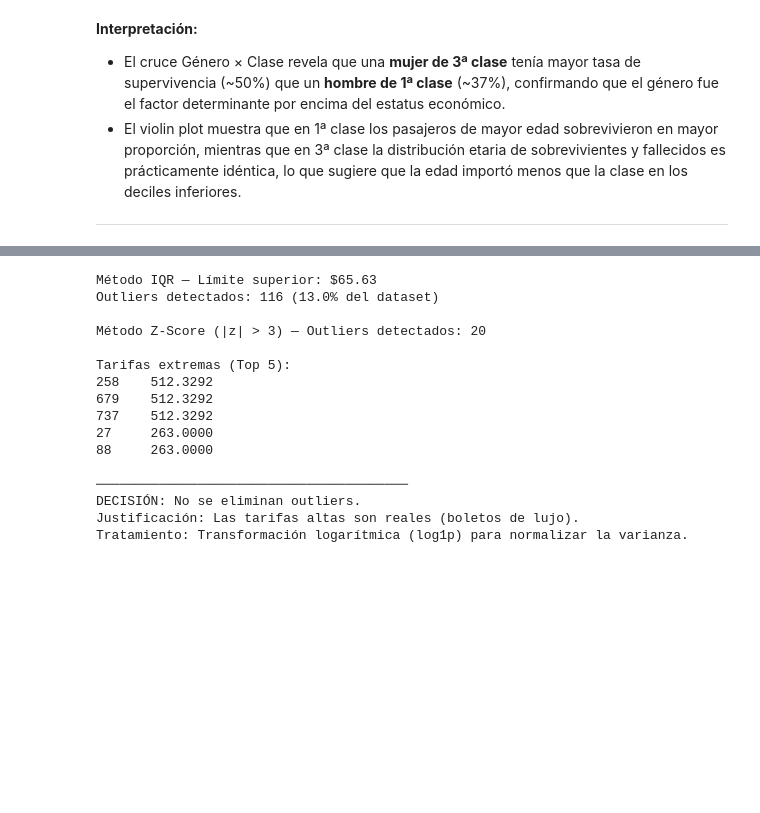
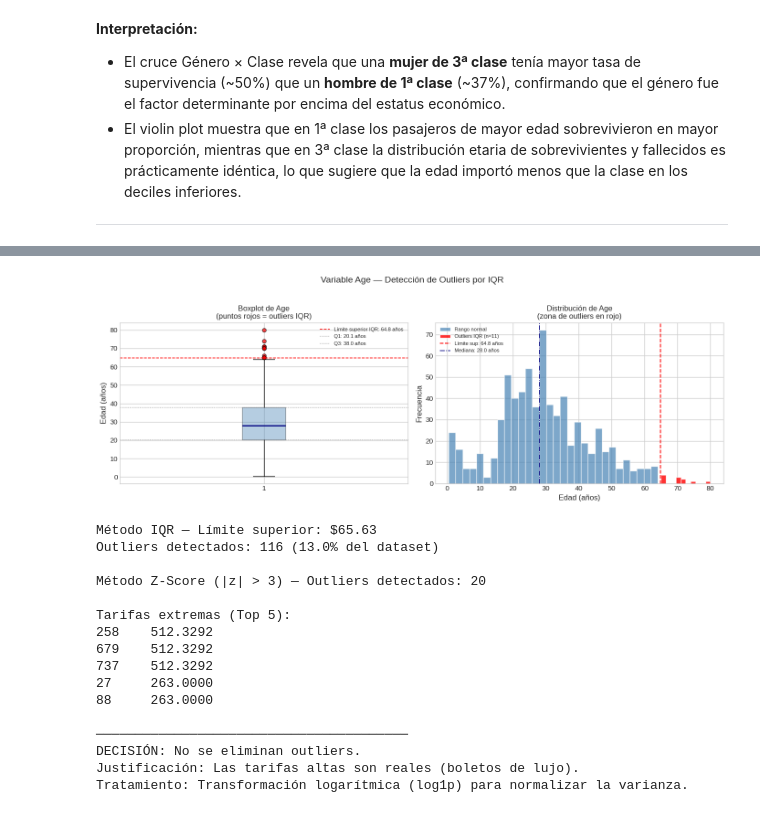
Before and after one commit to JuanMauwu/titanic-survival-analysis, a Jupyter notebook: proyecto_aula/py_Juan_Manuel_Velasquez_Vanessa_Tocasuche_analisis_sesgos_titanic.ipynb, the cells around one changed output, grey strips where cells are left out. Cells and saved outputs as stored; diff of their text form; code cells hidden in the pictures; blank space fills up the shorter version.

```diff
--- a/proyecto_aula/py_Juan_Manuel_Velasquez_Vanessa_Tocasuche_analisis_sesgos_titanic.ipynb
+++ b/proyecto_aula/py_Juan_Manuel_Velasquez_Vanessa_Tocasuche_analisis_sesgos_titanic.ipynb
@@ -370,0 +413,45 @@ plt.show()
+# %%
+# Visualización: boxplot + histograma con límites marcados
+fig, axes = plt.subplots(1, 2, figsize=(14, 5))
+
+# — Boxplot con outliers marcados en rojo —
+bp = axes[0].boxplot(df['Age'].dropna(), vert=True, patch_artist=True,
+                     flierprops=dict(marker='o', markerfacecolor='red',
+                                     markersize=6, alpha=0.7),
+                     boxprops=dict(facecolor='steelblue', alpha=0.4),
+                     medianprops=dict(color='navy', linewidth=2))
+
+axes[0].axhline(lim_sup_age, color='red', linestyle='--', linewidth=1.2,
+                label=f'Límite superior IQR: {lim_sup_age:.1f} años')
+axes[0].axhline(Q1_age, color='gray', linestyle=':', linewidth=1,
+                label=f'Q1: {Q1_age:.1f} años')
+axes[0].axhline(Q3_age, color='gray', linestyle=':', linewidth=1,
+                label=f'Q3: {Q3_age:.1f} años')
+axes[0].set_title('Boxplot de Age\n(puntos rojos = outliers IQR)')
+axes[0].set_ylabel('Edad (años)')
+axes[0].legend(fontsize=8)
+
+# — Histograma con zona de outliers sombreada —
+normales  = df.loc[~mask_outlier_age, 'Age'].dropna()
+atipicos  = df.loc[ mask_outlier_age, 'Age'].dropna()
+
+axes[1].hist(normales, bins=30, color='steelblue', alpha=0.7,
+             label='Rango normal')
+axes[1].hist(atipicos, bins=10, color='red', alpha=0.8,
+             label=f'Outliers IQR (n={len(atipicos)})')
+axes[1].axvline(lim_sup_age, color='red', linestyle='--', linewidth=1.5,
+                label=f'Límite sup: {lim_sup_age:.1f} años')
+axes[1].axvline(df['Age'].median(), color='navy', linestyle='-.',
+                linewidth=1.2,
+                label=f'Mediana: {df["Age"].median():.1f} años')
+axes[1].set_title('Distribución de Age\n(zona de outliers en rojo)')
+axes[1].set_xlabel('Edad (años)')
+axes[1].set_ylabel('Frecuencia')
+axes[1].legend(fontsize=8)
+
+plt.suptitle('Variable Age — Detección de Outliers por IQR',
+             fontsize=14, y=1.02)
+plt.tight_layout()
+plt.show()
+# %% [output]
+[figure, added]
```
Also changed, not shown: parts of 62 cells of this notebook, 2 other files.
